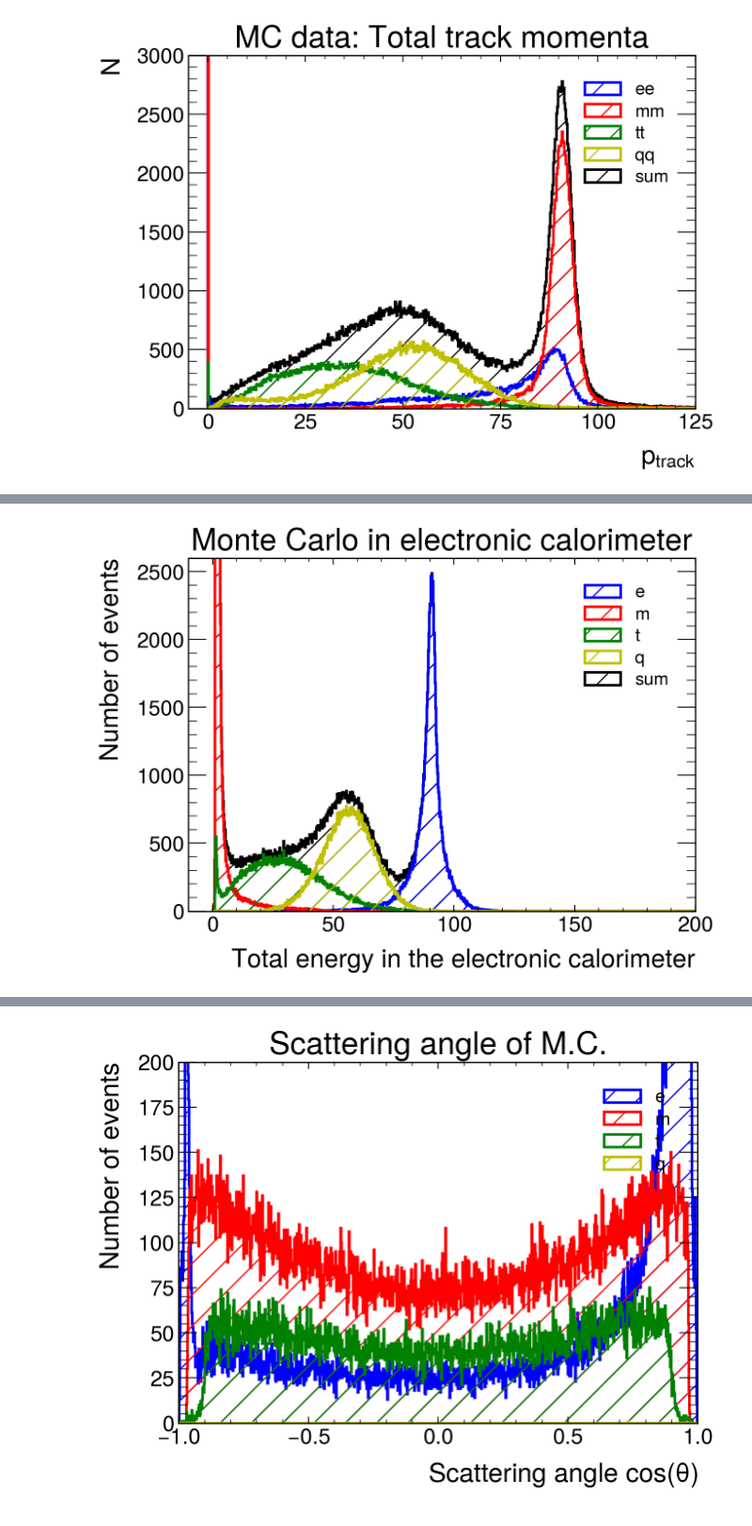
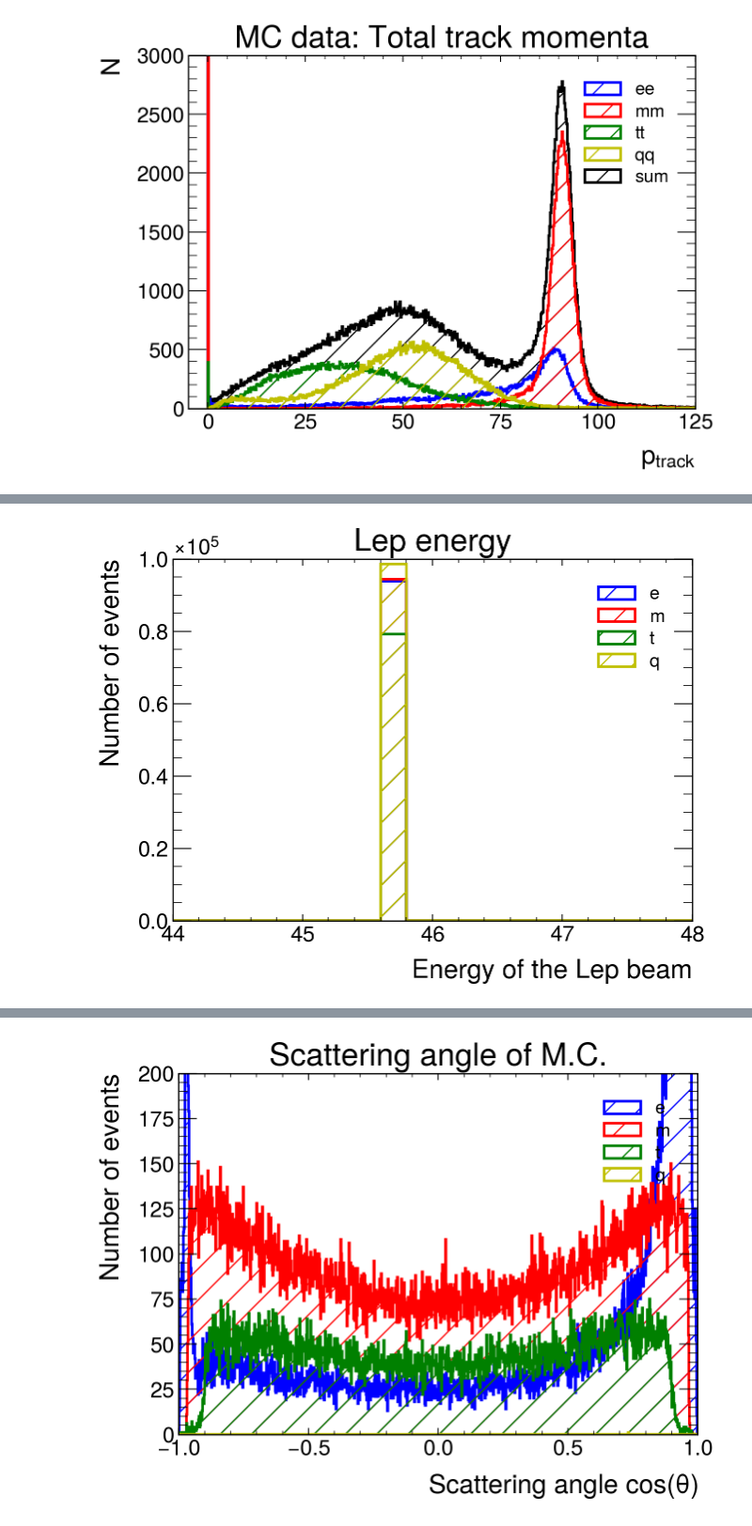
Before and after one commit to lukasg96/z0-precisionmeasurement, a Jupyter notebook: z0_experiment.ipynb, the cells around one changed output, grey strips where cells are left out. Shown at 94% size. Drawn from its saved outputs; the diff is of its cells as text; code cells hidden in the pictures.

```diff
--- a/z0_experiment.ipynb
+++ b/z0_experiment.ipynb
@@ -33,7 +33,7 @@ import matplotlib.pyplot as plt
 
 from scipy.optimize import curve_fit
 # %%
-colors = {'e' : 'b', 'm' : 'r', 't' : 'g', 'q' : 'y', 'mix' : 'black'}
+colors = {'e' : 'b', 'm' : 'r', 't' : 'g', 'q' : 'y', 'mix' : 'black', 'es' : 'cornflowerblue'}
 # %% [markdown]
 ## *Example*: Reading a ROOT.TTree and plotting a variable with a cut
 # %% [markdown]
@@ -199,36 +221,35 @@ plt.show()
 # %%
 plt.style.use(mplhep.style.ATLAS) # You can load ATLAS/CMS/ALICE plot style
 plt.figure(figsize=(7,5))
 
 #bin_content, bin_edges, _ = plt.hist(pchar[mymask], bins=1000, range=(0.,200.), histtype='step',  linewidth=2, edgecolor='b', hatch='/', label='Pcharged')
 
-bin_content, bin_edges, _ = plt.hist(eecal[0], bins=1000, range=(0.,200.), histtype='step',  linewidth=2, edgecolor=colors['e'], hatch='/', label='e')
-bin_content, bin_edges, _ = plt.hist(eecal[1], bins=1000, range=(0.,200.), histtype='step',  linewidth=2, edgecolor=colors['m'], hatch='/', label='m')
-bin_content, bin_edges, _ = plt.hist(eecal[2], bins=1000, range=(0.,200.), histtype='step',  linewidth=2, edgecolor=colors['t'], hatch='/', label='t')
-bin_content, bin_edges, _ = plt.hist(eecal[3], bins=1000, range=(0.,200.), histtype='step',  linewidth=2, edgecolor=colors['q'], hatch='/', label='q')
-bin_content, bin_edges, _ = plt.hist(eecal[4], bins=1000, range=(0.,200.), histtype='step',  linewidth=2, edgecolor=colors['mix'], hatch='/', label='sum', zorder=1)
+bin_content, bin_edges, _ = plt.hist(elep[0], bins=1000, range=(0.,200.), histtype='step',  linewidth=2, edgecolor=colors['e'], hatch='/', label='e')
+bin_content, bin_edges, _ = plt.hist(elep[1], bins=1000, range=(0.,200.), histtype='step',  linewidth=2, edgecolor=colors['m'], hatch='/', label='m')
+bin_content, bin_edges, _ = plt.hist(elep[2], bins=1000, range=(0.,200.), histtype='step',  linewidth=2, edgecolor=colors['t'], hatch='/', label='t')
+bin_content, bin_edges, _ = plt.hist(elep[3], bins=1000, range=(0.,200.), histtype='step',  linewidth=2, edgecolor=colors['q'], hatch='/', label='q')
 
 
 mid = 0.5*(bin_edges[1:] + bin_edges[:-1]) #Calculate midpoint of the bars
 
 error_sizes = np.sqrt(bin_content)
 
 #plt.errorbar(mid, bin_content, yerr=error_sizes, fmt='none', label='Errors')
 ### When producing an histogram, you can store the bin content and the edges of the bins in
 ###'bin_content', and 'bin_edges'
 #print(bin_content)
 #print(bin_edges)
 
 ### Show the plot on screen
 plt.legend()
-plt.title('Monte Carlo in electronic calorimeter')
-plt.xlim(-10.,200.)
-plt.ylim(0,2.6e3)
-plt.xlabel('Total energy in the electronic calorimeter')
+plt.title('Lep energy')
+plt.xlim(44,48.)
+plt.ylim(0,1e5)
+plt.xlabel('Energy of the Lep beam')
 plt.ylabel('Number of events')
 plt.show()
 # %% [output]
-[figure, old version]
+[figure, new version]
 # %%
 plt.style.use(mplhep.style.ATLAS) # You can load ATLAS/CMS/ALICE plot style
 plt.figure(figsize=(7,5))
```
Also changed, not shown: parts of 25 cells of this notebook.
